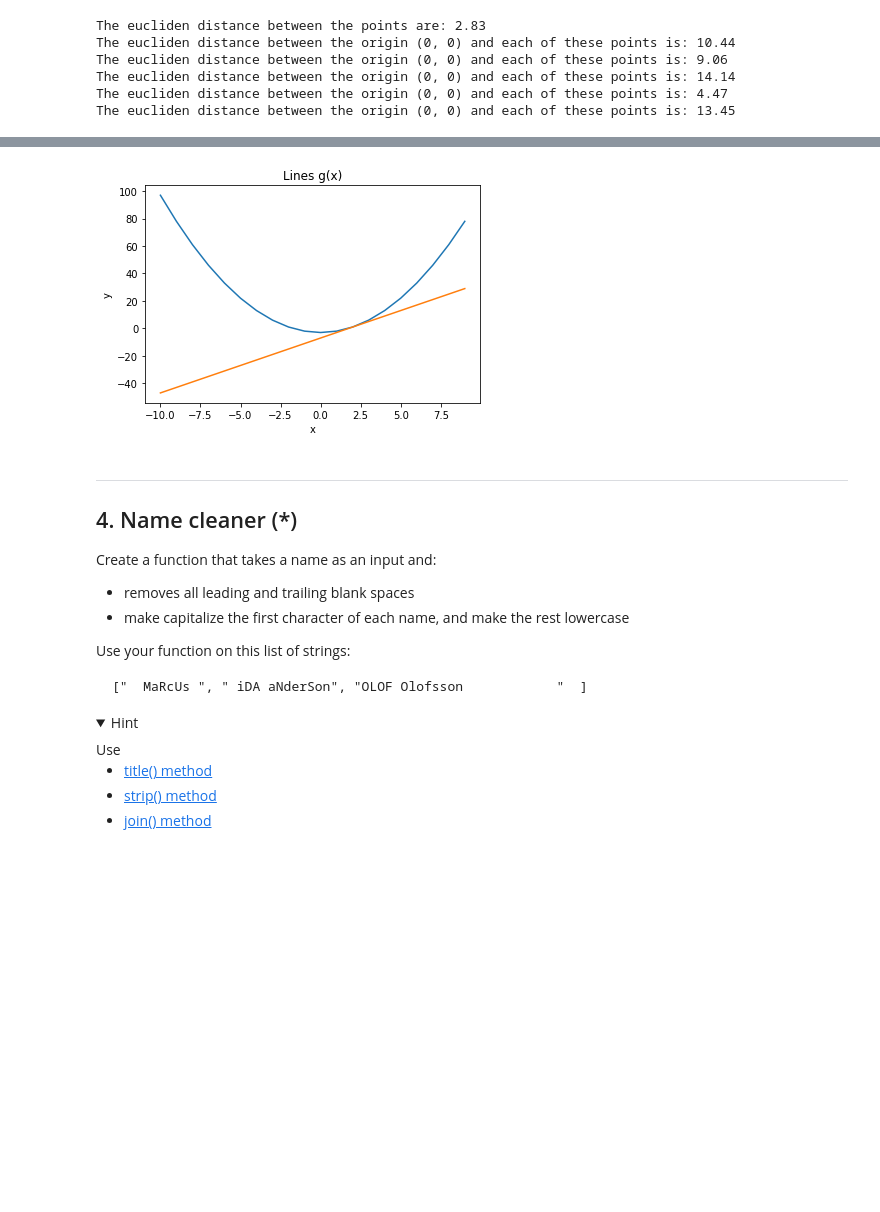
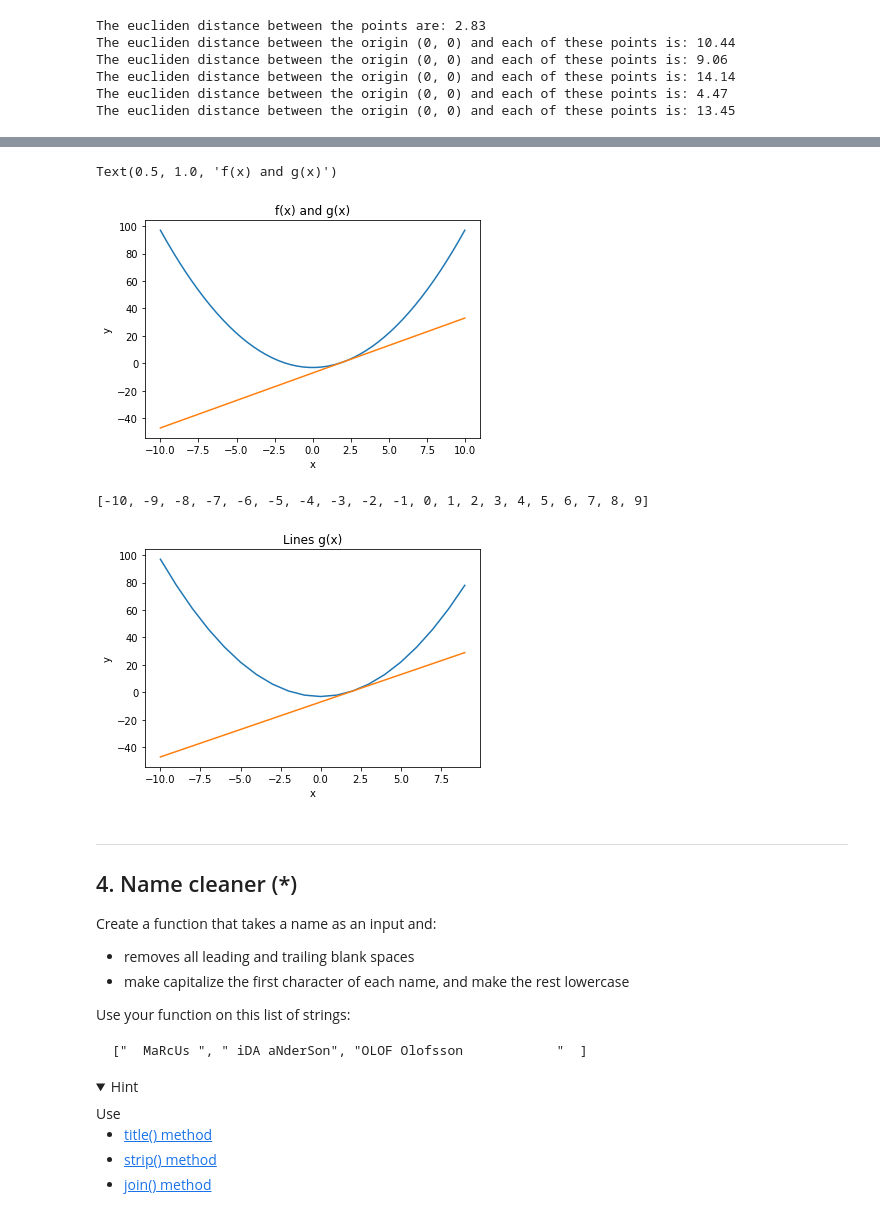
Before and after one commit to yuna-liu/python-programming-Yuna-Liu, a Jupyter notebook: Exercises/06-functions-exericse-done.ipynb, the cells around one changed output, grey strips where cells are left out. Drawn from its saved outputs; the diff is of its cells as text; code cells hidden in the pictures; folded sections open; blank space fills up the shorter version.

```diff
--- a/Exercises/06-functions-exericse-done.ipynb
+++ b/Exercises/06-functions-exericse-done.ipynb
@@ -111,6 +111,22 @@ x = np.linspace(-10,10)
 <img align="left" src="../assets/functions_graph.png" width="200"/>
 
 </details>
+# %%
+import matplotlib.pyplot as plt
+import numpy as np
+
+f = lambda x: x**2-3
+g = lambda x: 4*x-7
+
+x = np.linspace(-10,10)
+plt.plot(x, f(x))
+plt.plot(x, g(x))
+plt.xlabel("x")
+plt.ylabel("y")
+plt.title("f(x) and g(x)")
+# %% [output]
+Text(0.5, 1.0, 'f(x) and g(x)')
+[figure, added]
 # %%
 import matplotlib.pyplot as plt
 
@@ -132,6 +148,7 @@ def draw_g(x, title=""):
     plt.title(title)
 
 x = list(range(-10,10))
+print(x)
 
 draw_f(x, title="Lines f(x)")
 draw_g(x, title="Lines g(x)")
@@ -139,6 +156,7 @@ draw_g(x, title="Lines g(x)")
 ## define a drawing function, where x is a list of range(), and y is a list of numbers according to the given function.
 ## plt.plot(x, y); x is list(range(-10,10)); y = [f(x_) for x_ in x]
 # %% [output]
+[-10, -9, -8, -7, -6, -5, -4, -3, -2, -1, 0, 1, 2, 3, 4, 5, 6, 7, 8, 9]
 [figure]
 # %% [markdown]
 ---
```
